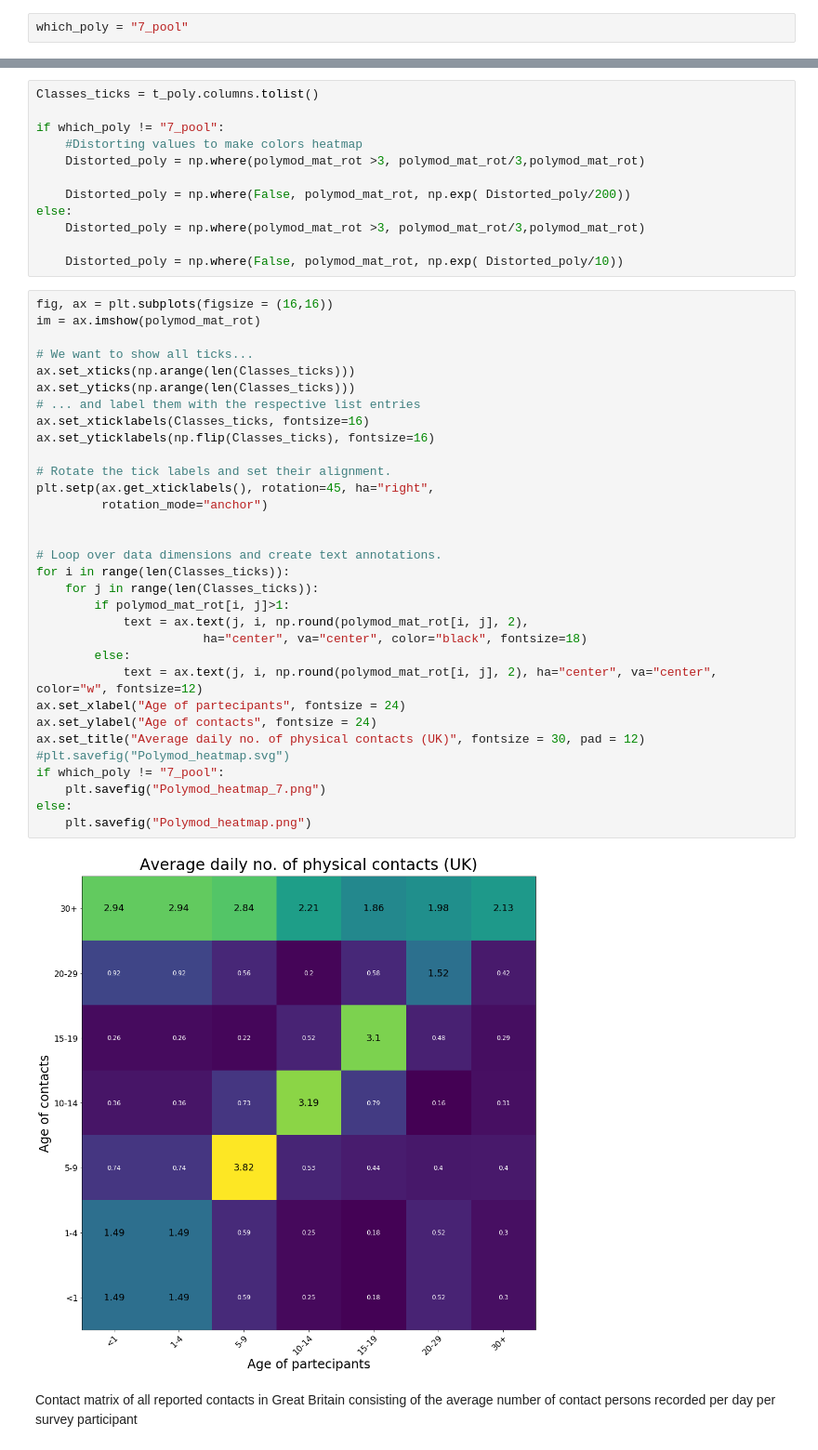
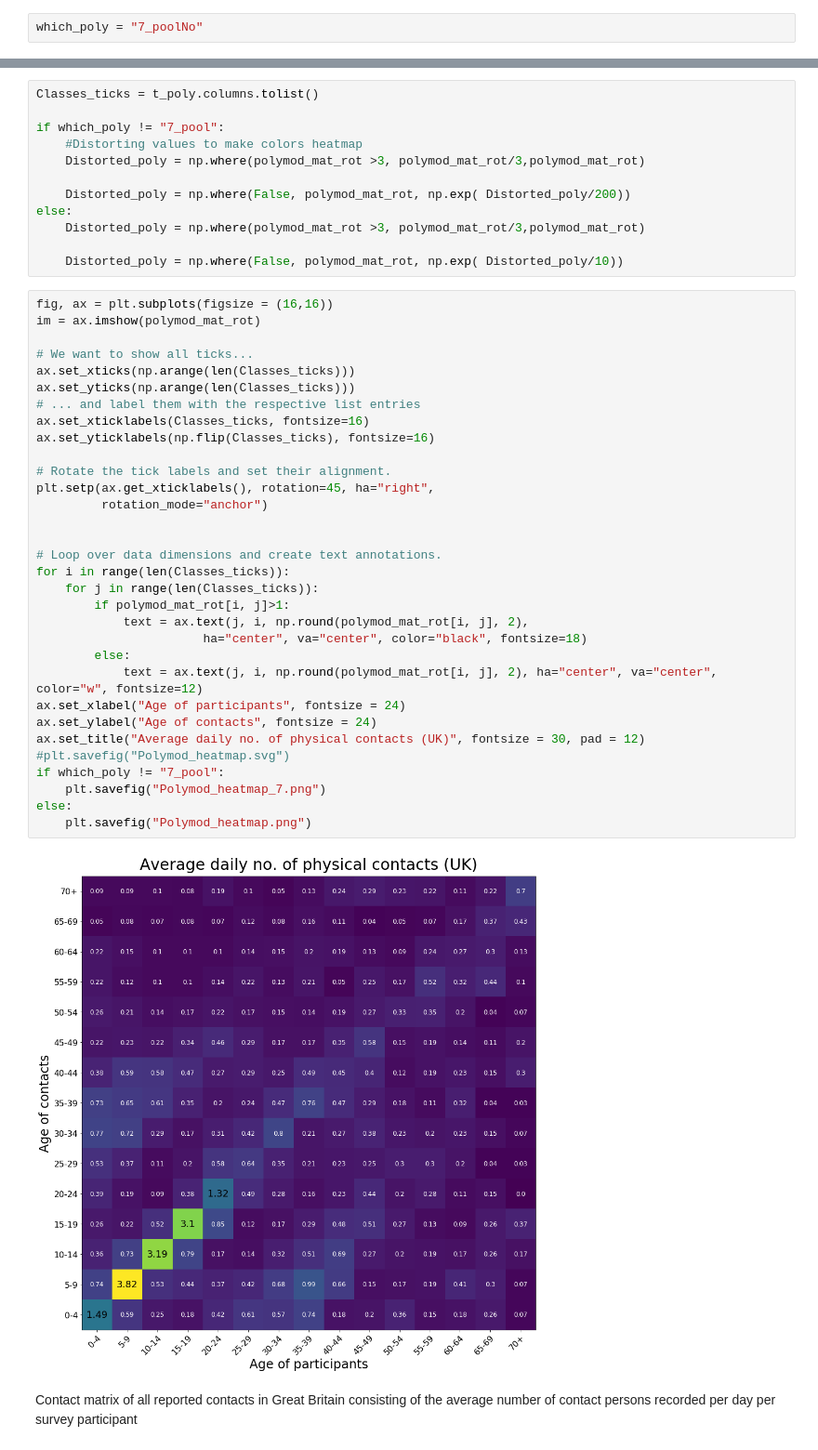
Before and after one commit to dhelekal/EpiRSG2020, a Jupyter notebook: data_nb/Polymod.ipynb, the cells around one changed output, grey strips where cells are left out. Shown at 93% size. Saved outputs shown, nothing was run; the diff lists cells and outputs as text.

```diff
--- a/data_nb/Polymod.ipynb
+++ b/data_nb/Polymod.ipynb
@@ -7,7 +7,7 @@ import pandas as pd
 import matplotlib.pyplot as plt
 import numpy as np
 # %%
-which_poly = "7_pool"
+which_poly = "7_poolNo"
 # %%
 if which_poly != "7_pool":
     Polymod_data = pd.read_csv("./Physical_Contacts_Polymod.csv", header = 1, index_col = 0)
@@ -64,34 +72,34 @@ fig, ax = plt.subplots(figsize = (16,16))
 im = ax.imshow(polymod_mat_rot)
 
 # We want to show all ticks...
 ax.set_xticks(np.arange(len(Classes_ticks)))
 ax.set_yticks(np.arange(len(Classes_ticks)))
 # ... and label them with the respective list entries
 ax.set_xticklabels(Classes_ticks, fontsize=16)
 ax.set_yticklabels(np.flip(Classes_ticks), fontsize=16)
 
 # Rotate the tick labels and set their alignment.
 plt.setp(ax.get_xticklabels(), rotation=45, ha="right",
          rotation_mode="anchor")
 
 
 # Loop over data dimensions and create text annotations.
 for i in range(len(Classes_ticks)):
     for j in range(len(Classes_ticks)):
         if polymod_mat_rot[i, j]>1:
             text = ax.text(j, i, np.round(polymod_mat_rot[i, j], 2),
                        ha="center", va="center", color="black", fontsize=18)
         else:
             text = ax.text(j, i, np.round(polymod_mat_rot[i, j], 2), ha="center", va="center", color="w", fontsize=12)
-ax.set_xlabel("Age of partecipants", fontsize = 24)
+ax.set_xlabel("Age of participants", fontsize = 24)
 ax.set_ylabel("Age of contacts", fontsize = 24)
 ax.set_title("Average daily no. of physical contacts (UK)", fontsize = 30, pad = 12)
 #plt.savefig("Polymod_heatmap.svg")
 if which_poly != "7_pool":
     plt.savefig("Polymod_heatmap_7.png")
 else:
     plt.savefig("Polymod_heatmap.png")
 # %% [output]
-[figure, old version]
+[figure, new version]
 # %% [markdown]
 Contact matrix of all reported contacts in Great Britain consisting of the average number of contact persons recorded per day per survey participant
```
Also changed, not shown: parts of 2 cells of this notebook, 4 other files.
